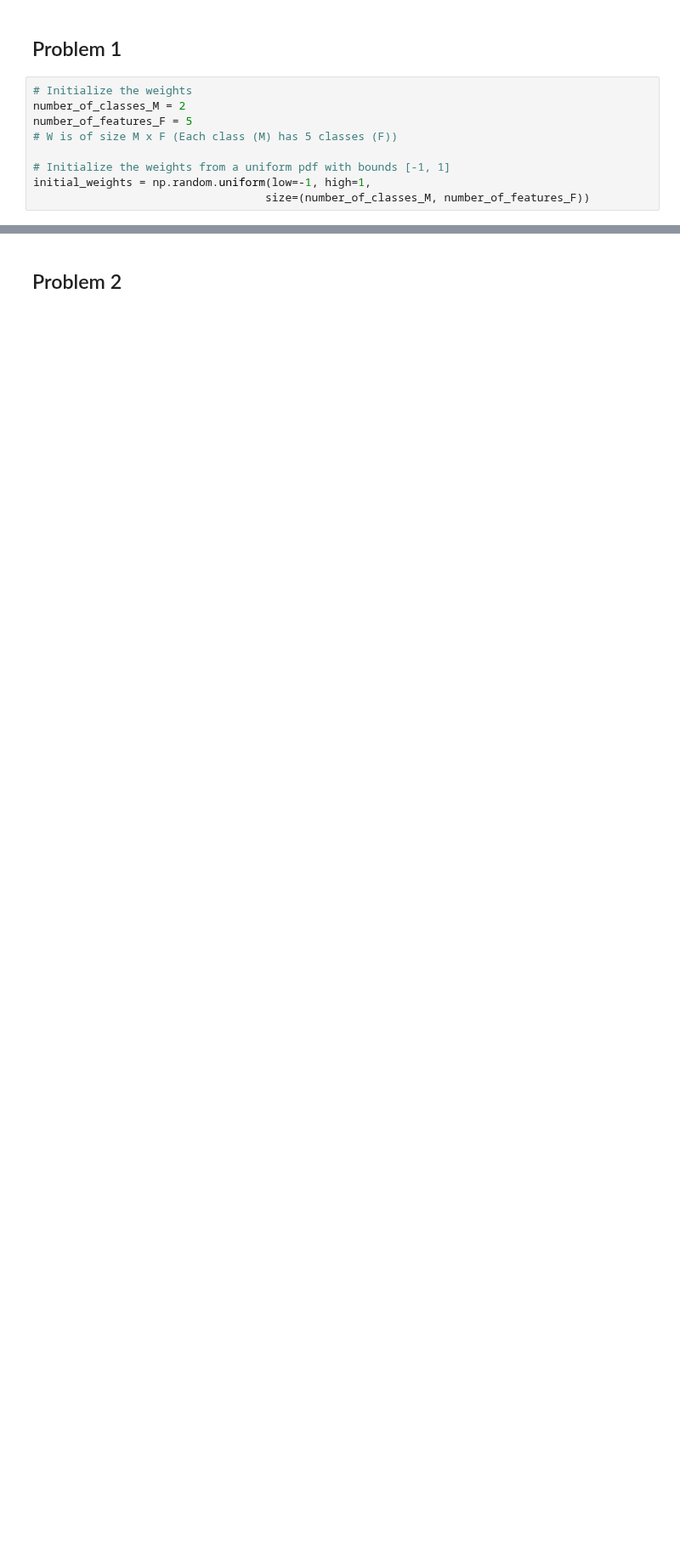
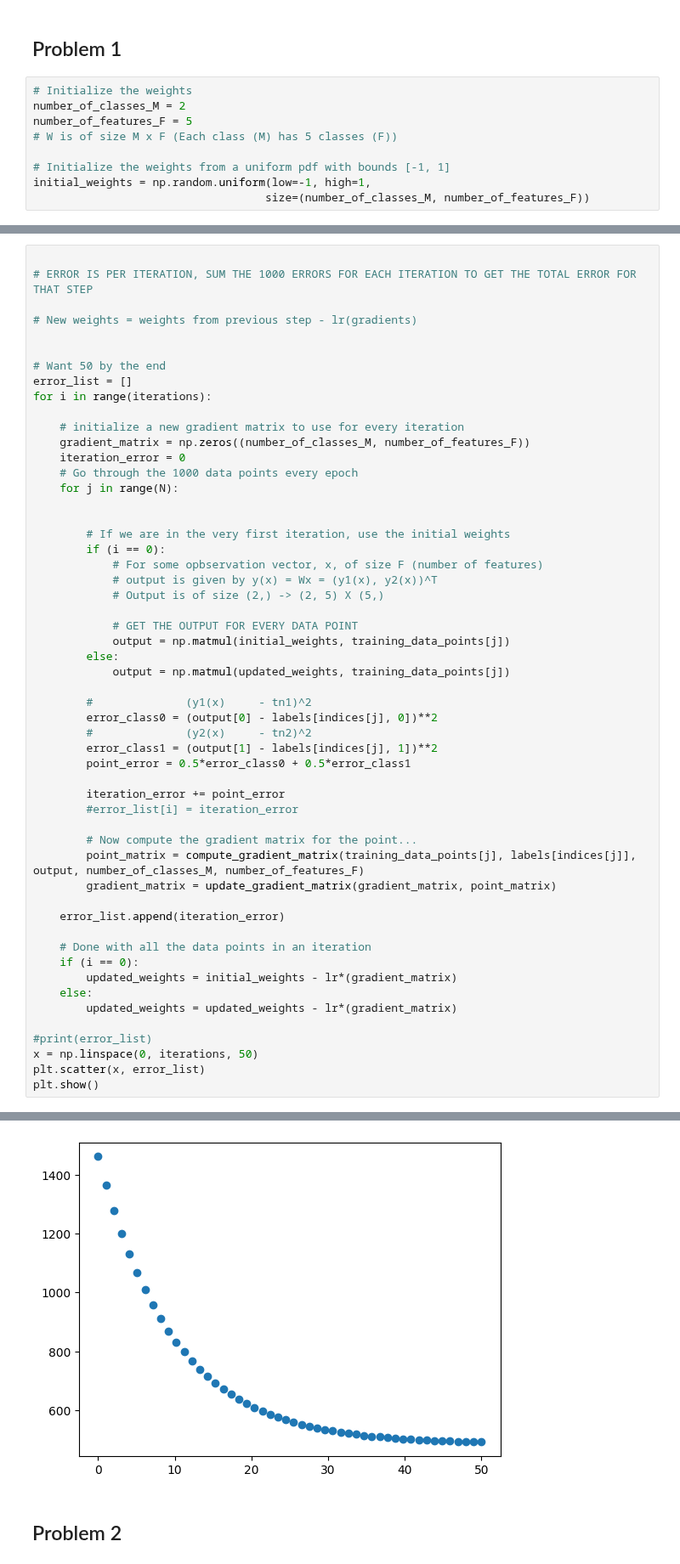
Before and after one commit to graterollin/PRML, a Jupyter notebook: hw5/HW5.ipynb, the cells around one changed output, grey strips where cells are left out. Shown at 85% size. Drawn from its saved outputs; the diff is of its cells as text; blank space fills up the shorter version.

```diff
--- a/hw5/HW5.ipynb
+++ b/hw5/HW5.ipynb
@@ -78,0 +93,55 @@ def compute_error()
+# %%
+
+# ERROR IS PER ITERATION, SUM THE 1000 ERRORS FOR EACH ITERATION TO GET THE TOTAL ERROR FOR THAT STEP
+
+# New weights = weights from previous step - lr(gradients)
+
+
+# Want 50 by the end
+error_list = []
+for i in range(iterations):
+
+    # initialize a new gradient matrix to use for every iteration
+    gradient_matrix = np.zeros((number_of_classes_M, number_of_features_F))
+    iteration_error = 0
+    # Go through the 1000 data points every epoch
+    for j in range(N):
+
+
+        # If we are in the very first iteration, use the initial weights
+        if (i == 0):
+            # For some opbservation vector, x, of size F (number of features)
+            # output is given by y(x) = Wx = (y1(x), y2(x))^T
+            # Output is of size (2,) -> (2, 5) X (5,)
+
+            # GET THE OUTPUT FOR EVERY DATA POINT
+            output = np.matmul(initial_weights, training_data_points[j])
+        else:
+            output = np.matmul(updated_weights, training_data_points[j])
+
+        #              (y1(x)     - tn1)^2
+        error_class0 = (output[0] - labels[indices[j], 0])**2
+        #              (y2(x)     - tn2)^2
+        error_class1 = (output[1] - labels[indices[j], 1])**2
+        point_error = 0.5*error_class0 + 0.5*error_class1
+
+        iteration_error += point_error
+        #error_list[i] = iteration_error
+
+        # Now compute the gradient matrix for the point...
+        point_matrix = compute_gradient_matrix(training_data_points[j], labels[indices[j]], output, number_of_classes_M, number_of_features_F)
+        gradient_matrix = update_gradient_matrix(gradient_matrix, point_matrix)
+
+    error_list.append(iteration_error)
+
+    # Done with all the data points in an iteration
+    if (i == 0):
+        updated_weights = initial_weights - lr*(gradient_matrix)
+    else:
+        updated_weights = updated_weights - lr*(gradient_matrix)
+
+#print(error_list)
+x = np.linspace(0, iterations, 50)
+plt.scatter(x, error_list)
+plt.show()
+# %% [output]
@@ -79,3 +149,4 @@ def compute_error()
+[figure, added]
 # %% [markdown]
 ## Problem 2
 # %%
```
Also changed, not shown: parts of 7 cells of this notebook.
